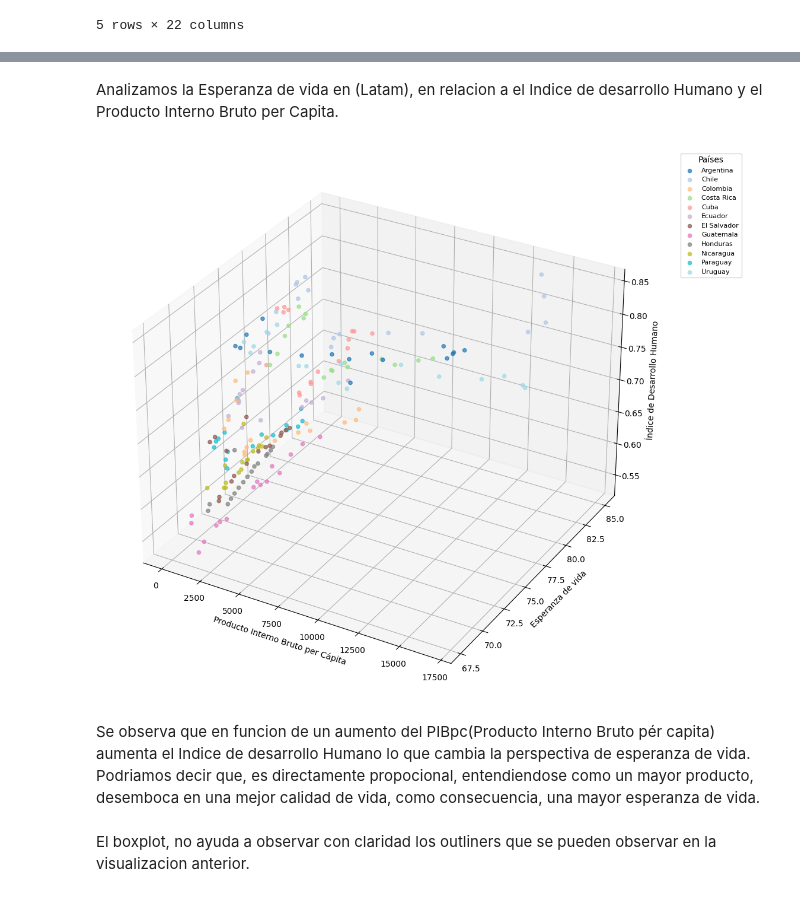
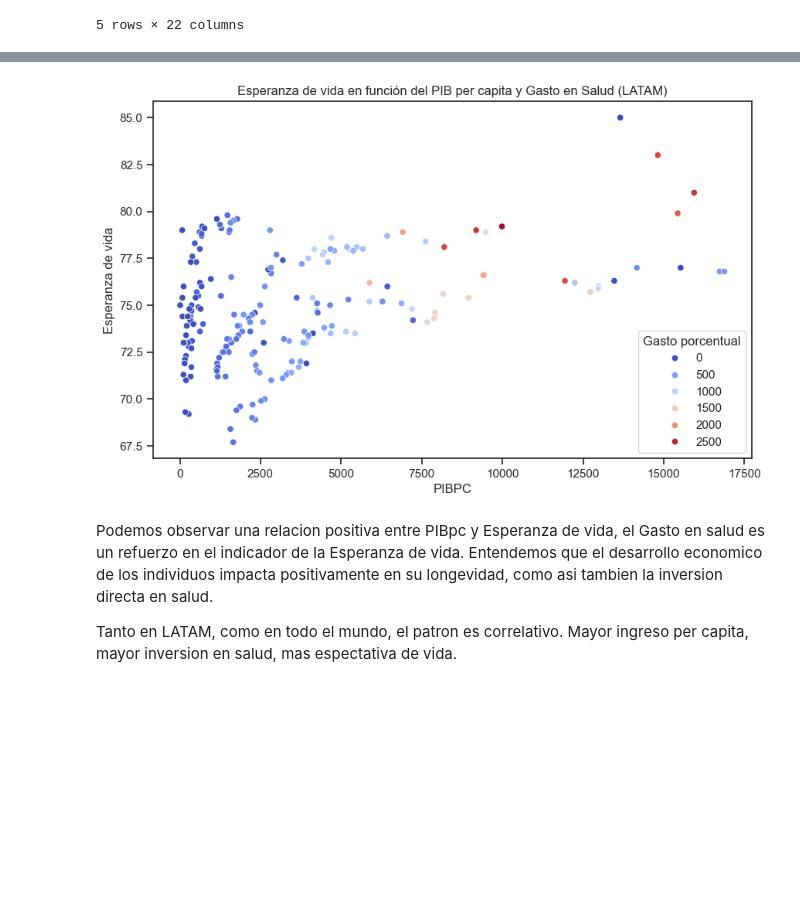
Before and after one commit to Korancito/LifeE.01.Coder, a Jupyter notebook: Nootebooks/Descriptivo.ipynb, the cells around one changed output, grey strips where cells are left out. Saved outputs shown, nothing was run; the diff lists cells and outputs as text; code cells hidden in the pictures; blank space fills up the shorter version.

```diff
--- a/Nootebooks/Descriptivo.ipynb
+++ b/Nootebooks/Descriptivo.ipynb
@@ -210,4 +248,0 @@ dfrenamed[['País','Latam']].head()
-# %%
-dfrenamed['Infantiles'] = dfrenamed['Muertes infantiles'] > 0
-
-dfrenamed[['País','Año', 'Muertes infantiles', 'Infantiles']].head()
@@ -221,3 +248,0 @@ dfrenamed[['País','Año', 'Muertes infantiles', 'Infantiles']].head()
-# %%
-dfrenamed['Adultas'] = dfrenamed['Mortalidad adulta'] > 0
-dfrenamed[['País','Año','Mortalidad adulta', 'Adultas']]
@@ -253,36 +249,17 @@ Name: Indice de desarrollo humano, Length: 2938, dtype: float64
-# %% [markdown]
-Analizamos la Esperanza de vida en (Latam), en relacion a el Indice de desarrollo Humano y el Producto Interno Bruto per Capita.
-# %%
-
-dffiltrado = dfrenamed[(dfrenamed['PIBPC'] > 0) & (dfrenamed['Latam']) & (dfrenamed[['PIBPC', 'Esperanza de vida','Indice de desarrollo humano']].notna().all(axis=1))]
-
-unique_paises = dffiltrado['País'].unique()
-colors = plt.get_cmap('tab20', len(unique_paises))
-
-color_map = {pais: colors(i) for i, pais in enumerate(unique_paises)}
-
-fig = plt.figure(figsize=(12,12))
-ax = fig.add_subplot(111, projection='3d')
-
-for pais in unique_paises:
-    df_pais = dffiltrado[dffiltrado['País'] == pais]
-    ax.scatter(df_pais['PIBPC'], df_pais['Esperanza de vida'], df_pais['Indice de desarrollo humano'],
-               color=color_map[pais], label=pais, marker='o', alpha=0.7)
-
-ax.set_xlabel('Producto Interno Bruto per Cápita')
-ax.set_ylabel('Esperanza de vida')
-ax.set_zlabel('Índice de Desarrollo Humano')
-
-ax.legend(loc='upper left', bbox_to_anchor=(1.05, 1), title='Países', fontsize=8)
-
-plt.show()
-# %% [output]
-[figure, removed]
-# %% [markdown]
-Se observa que en funcion de un aumento del PIBpc(Producto Interno Bruto pér capita) aumenta el Indice de desarrollo Humano lo que cambia la perspectiva de esperanza de vida.
-Podriamos decir que, es directamente propocional, entendiendose como un mayor producto, desemboca en una mejor calidad de vida, como consecuencia, una mayor esperanza de vida.
-# %% [markdown]
-El boxplot, no ayuda a observar con claridad los outliners que se pueden observar en la visualizacion anterior.
+# %%
+filtrado = dfrenamed[dfrenamed['Latam']]
+
+plt.figure(figsize=(10,6))
+sns.scatterplot(data=filtrado, x='PIBPC', y='Esperanza de vida', hue='Gasto porcentual', palette='coolwarm')
+plt.title('Esperanza de vida en función del PIB per capita y Gasto en Salud (LATAM)')
+plt.show()
+# %% [output]
+[figure, added]
+# %% [markdown]
+Podemos observar una relacion positiva entre PIBpc y Esperanza de vida, el Gasto en salud es un refuerzo en el indicador de la Esperanza de vida.
+Entendemos que el desarrollo economico de los individuos impacta positivamente en su longevidad, como asi tambien la inversion directa en salud.
+
+Tanto en LATAM, como en todo el mundo, el patron es correlativo. Mayor ingreso per capita, mayor inversion en salud, mas espectativa de vida.
 # %%
 sns.set_theme(style='ticks')
 
```
Also changed, not shown: parts of 25 cells of this notebook, 1 other file.
